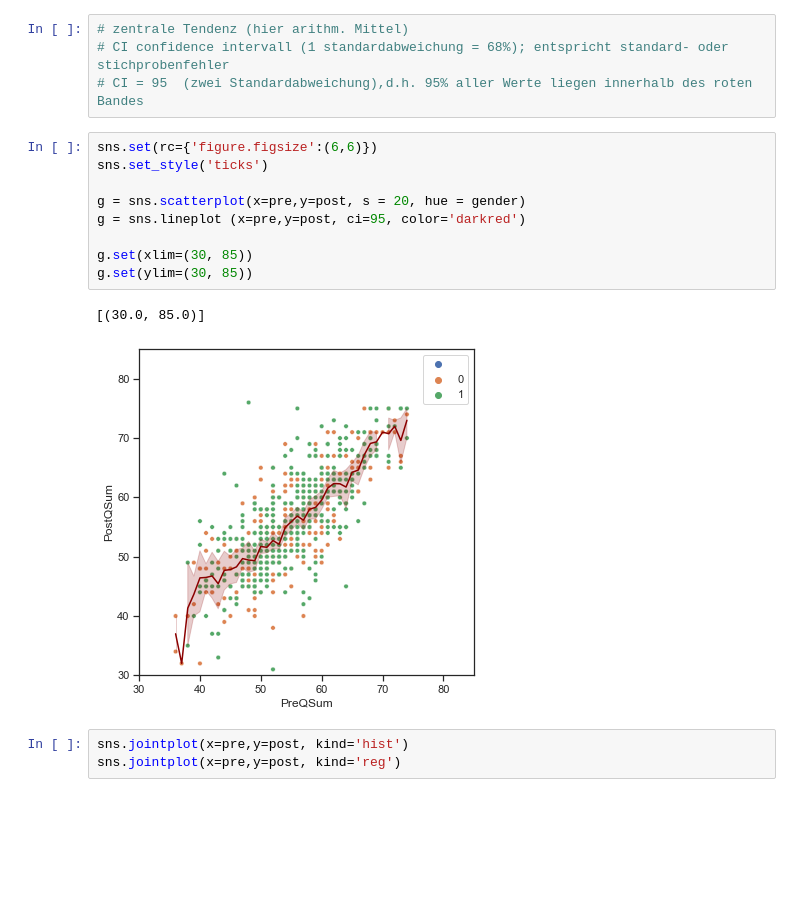
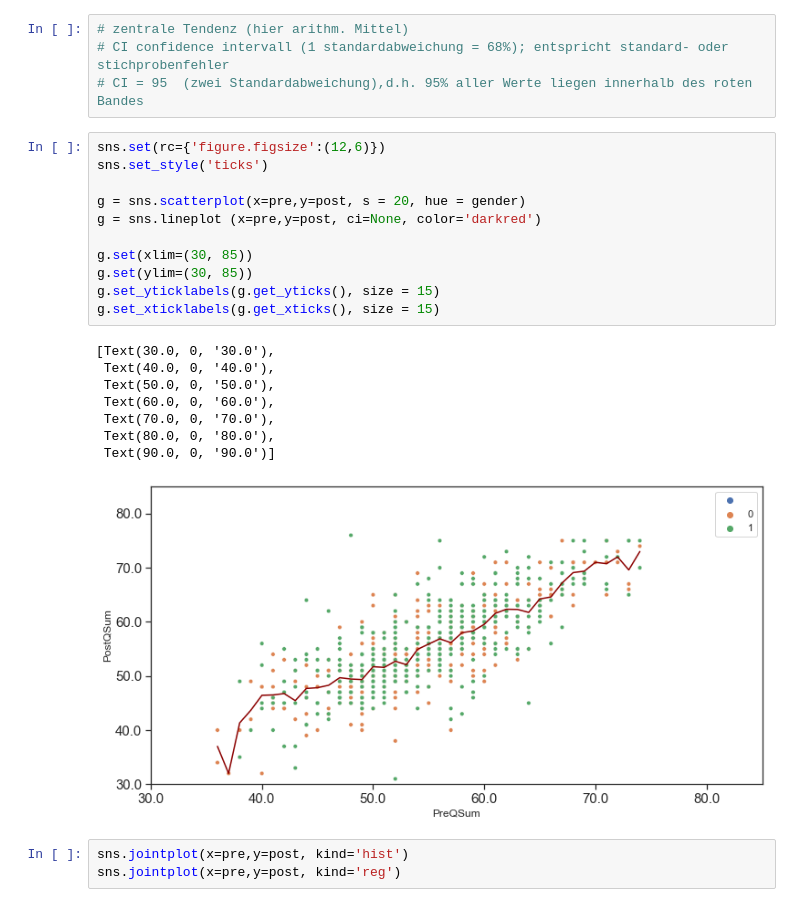
Before and after one commit to chrvoigt/doit_t-test, a Jupyter notebook: t-test.ipynb, the cells around one changed output. Drawn from its saved outputs; the diff is of its cells as text; blank space fills up the shorter version.

```diff
--- a/t-test.ipynb
+++ b/t-test.ipynb
@@ -79,17 +79,25 @@ Name: Gender, dtype: int64
 # CI confidence intervall (1 standardabweichung = 68%); entspricht standard- oder stichprobenfehler
 # CI = 95  (zwei Standardabweichung),d.h. 95% aller Werte liegen innerhalb des roten Bandes
 # %%
-sns.set(rc={'figure.figsize':(6,6)})
+sns.set(rc={'figure.figsize':(12,6)})
 sns.set_style('ticks')
 
 g = sns.scatterplot(x=pre,y=post, s = 20, hue = gender)
-g = sns.lineplot (x=pre,y=post, ci=95, color='darkred')
+g = sns.lineplot (x=pre,y=post, ci=None, color='darkred')
 
 g.set(xlim=(30, 85))
 g.set(ylim=(30, 85))
+g.set_yticklabels(g.get_yticks(), size = 15)
+g.set_xticklabels(g.get_xticks(), size = 15)
 # %% [output]
-[(30.0, 85.0)]
+[Text(30.0, 0, '30.0'),
+ Text(40.0, 0, '40.0'),
+ Text(50.0, 0, '50.0'),
+ Text(60.0, 0, '60.0'),
+ Text(70.0, 0, '70.0'),
+ Text(80.0, 0, '80.0'),
+ Text(90.0, 0, '90.0')]
-[figure, old version]
+[figure, new version]
 # %%
 sns.jointplot(x=pre,y=post, kind='hist')
 sns.jointplot(x=pre,y=post, kind='reg')
```
Also changed, not shown: parts of 9 cells of this notebook.
